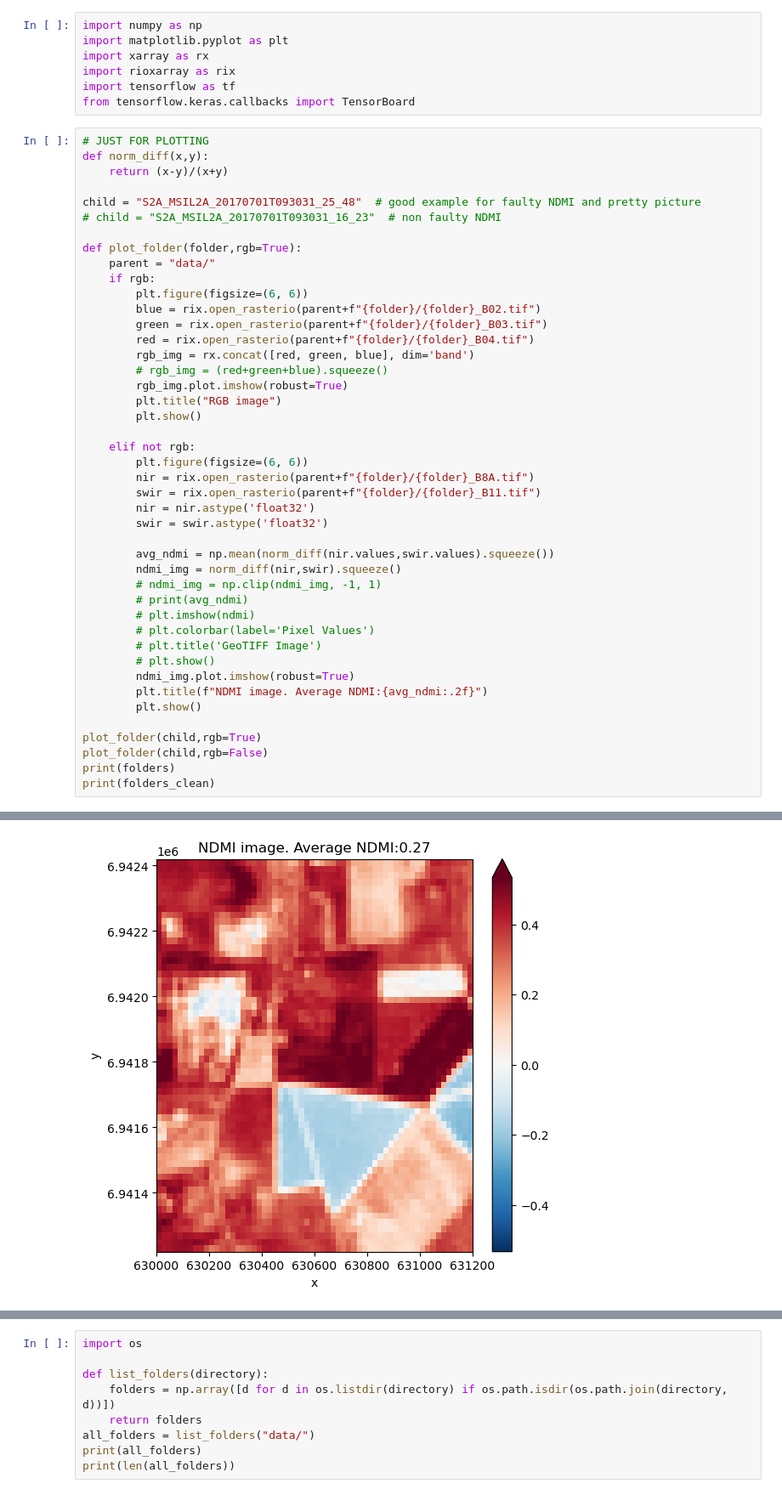
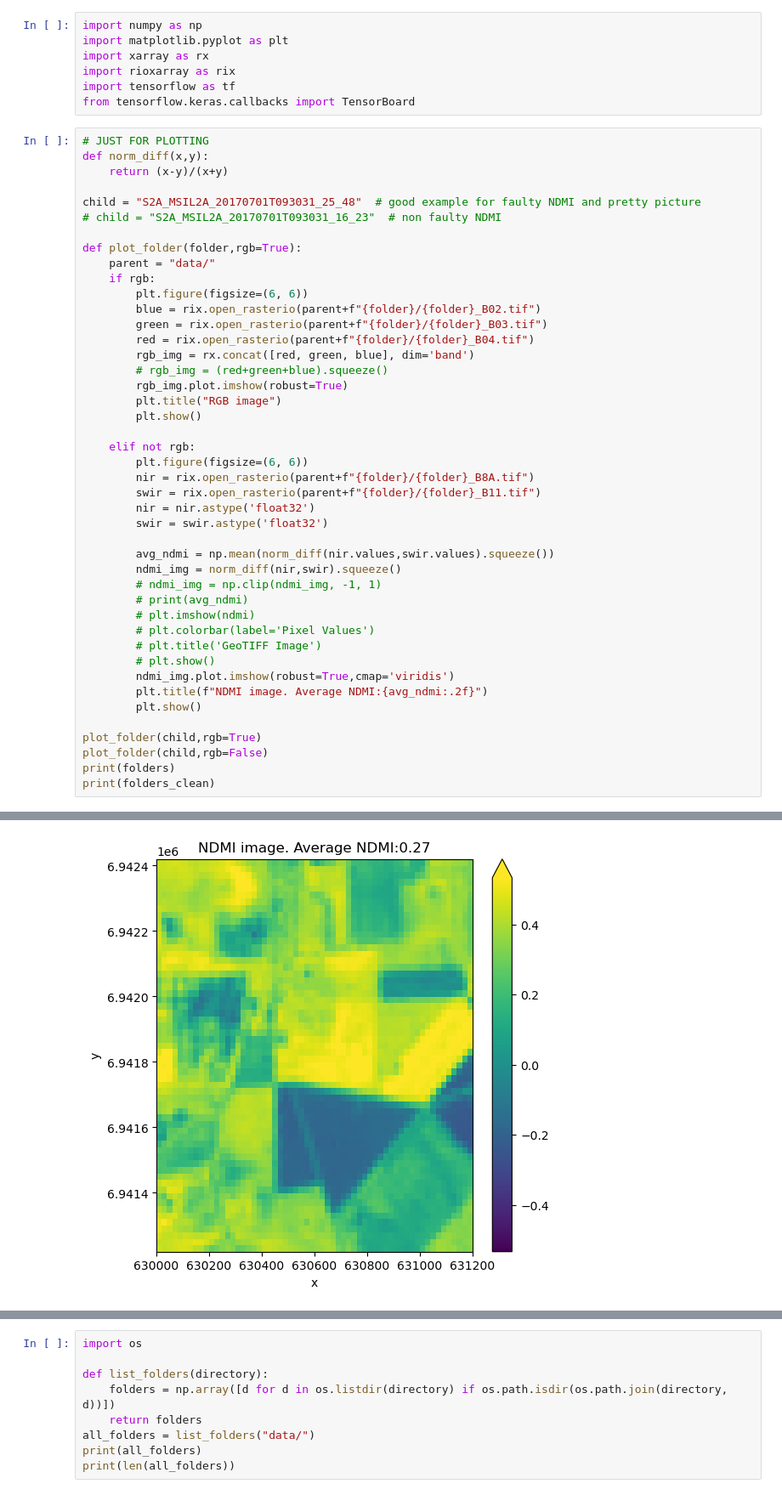
Before and after one commit to t8140140/urban-computing-assignment-2-bigearthnet, a Jupyter notebook: network.ipynb, the cells around one changed output, grey strips where cells are left out. Shown at 85% size. Cells and saved outputs as stored; diff of their text form.

Commit message:
heatmap changed

```diff
--- a/network.ipynb
+++ b/network.ipynb
@@ -23,32 +23,32 @@ def plot_folder(folder,rgb=True):
         rgb_img = rx.concat([red, green, blue], dim='band')
         # rgb_img = (red+green+blue).squeeze()
         rgb_img.plot.imshow(robust=True)
         plt.title("RGB image")
         plt.show()
 
     elif not rgb:
         plt.figure(figsize=(6, 6))
         nir = rix.open_rasterio(parent+f"{folder}/{folder}_B8A.tif")
         swir = rix.open_rasterio(parent+f"{folder}/{folder}_B11.tif")
         nir = nir.astype('float32')
         swir = swir.astype('float32')
 
         avg_ndmi = np.mean(norm_diff(nir.values,swir.values).squeeze())
         ndmi_img = norm_diff(nir,swir).squeeze()
         # ndmi_img = np.clip(ndmi_img, -1, 1)
         # print(avg_ndmi)
         # plt.imshow(ndmi)
         # plt.colorbar(label='Pixel Values')
         # plt.title('GeoTIFF Image')
         # plt.show()
-        ndmi_img.plot.imshow(robust=True)
+        ndmi_img.plot.imshow(robust=True,cmap='viridis')
         plt.title(f"NDMI image. Average NDMI:{avg_ndmi:.2f}")
         plt.show()
 
 plot_folder(child,rgb=True)
 plot_folder(child,rgb=False)
 print(folders)
 print(folders_clean)
 # %% [output]
 [figure]
-[figure, old version]
+[figure, new version]
```
Also changed, not shown: parts of 1 cell of this notebook.
